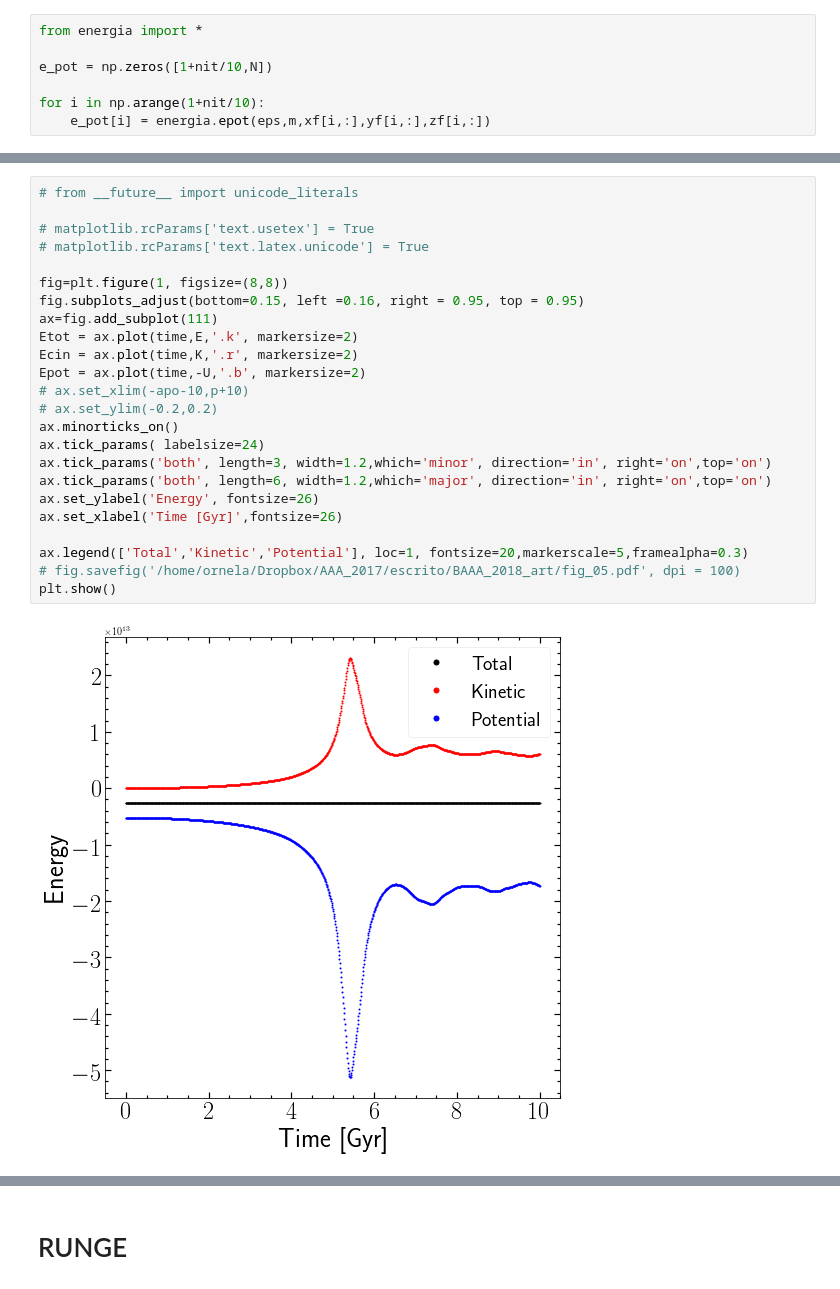
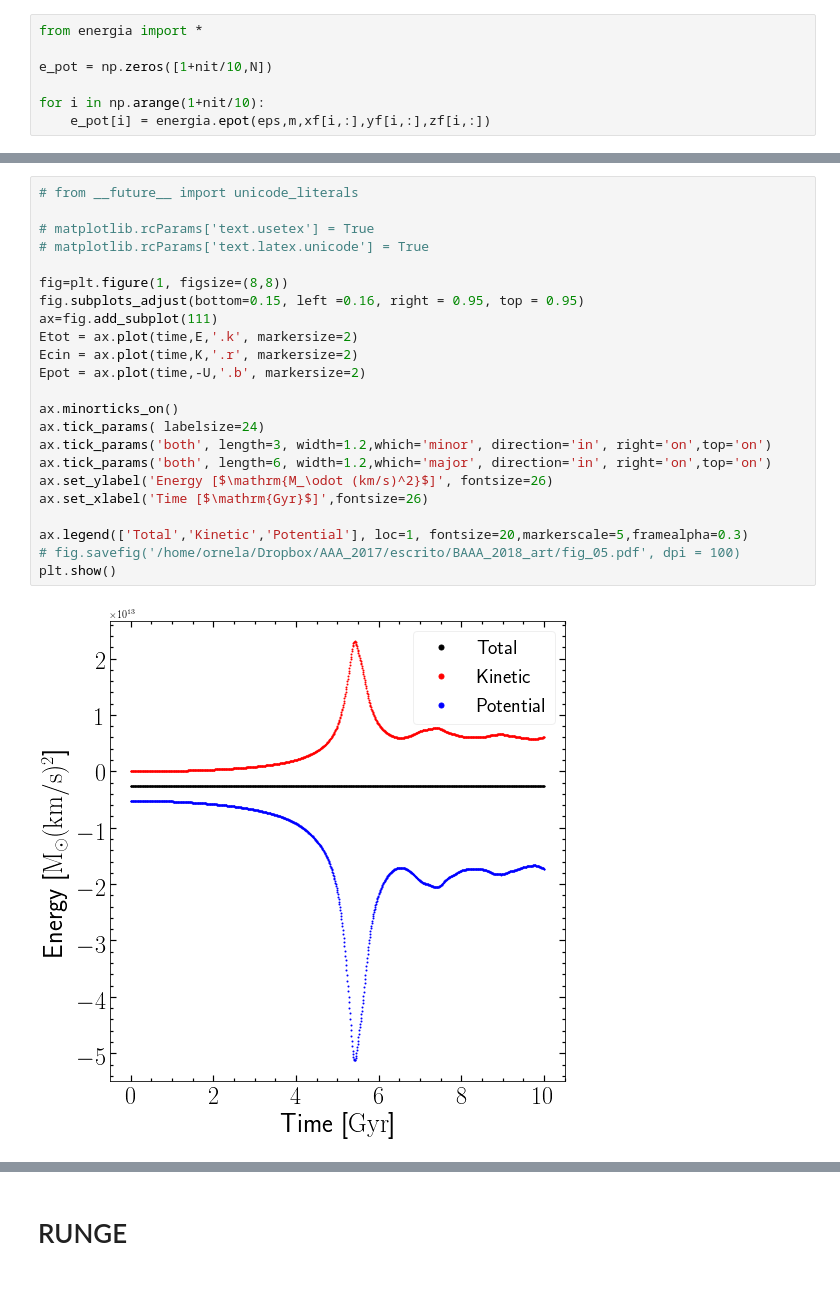
Before and after one commit to ornemarioni/mn2, a Jupyter notebook: N-cuerpos.ipynb, the cells around one changed output, grey strips where cells are left out. Saved outputs shown, nothing was run; the diff lists cells and outputs as text.

```diff
--- a/N-cuerpos.ipynb
+++ b/N-cuerpos.ipynb
@@ -239,26 +184,25 @@ plt.show()
 # %%
 # from __future__ import unicode_literals
 
 # matplotlib.rcParams['text.usetex'] = True
 # matplotlib.rcParams['text.latex.unicode'] = True
 
 fig=plt.figure(1, figsize=(8,8))
 fig.subplots_adjust(bottom=0.15, left =0.16, right = 0.95, top = 0.95)
 ax=fig.add_subplot(111)
 Etot = ax.plot(time,E,'.k', markersize=2)
 Ecin = ax.plot(time,K,'.r', markersize=2)
 Epot = ax.plot(time,-U,'.b', markersize=2)
-# ax.set_xlim(-apo-10,p+10)
-# ax.set_ylim(-0.2,0.2)
+
 ax.minorticks_on()
 ax.tick_params( labelsize=24)
 ax.tick_params('both', length=3, width=1.2,which='minor', direction='in', right='on',top='on')
 ax.tick_params('both', length=6, width=1.2,which='major', direction='in', right='on',top='on')
-ax.set_ylabel('Energy', fontsize=26)
-ax.set_xlabel('Time [Gyr]',fontsize=26)
+ax.set_ylabel('Energy [$\mathrm{M_\odot (km/s)^2}$]', fontsize=26)
+ax.set_xlabel('Time [$\mathrm{Gyr}$]',fontsize=26)
 
 ax.legend(['Total','Kinetic','Potential'], loc=1, fontsize=20,markerscale=5,framealpha=0.3)
 # fig.savefig('/home/ornela/Dropbox/AAA_2017/escrito/BAAA_2018_art/fig_05.pdf', dpi = 100)
 plt.show()
 # %% [output]
-[figure, old version]
+[figure, new version]
```
Also changed, not shown: parts of 35 cells of this notebook, 19 other files.
